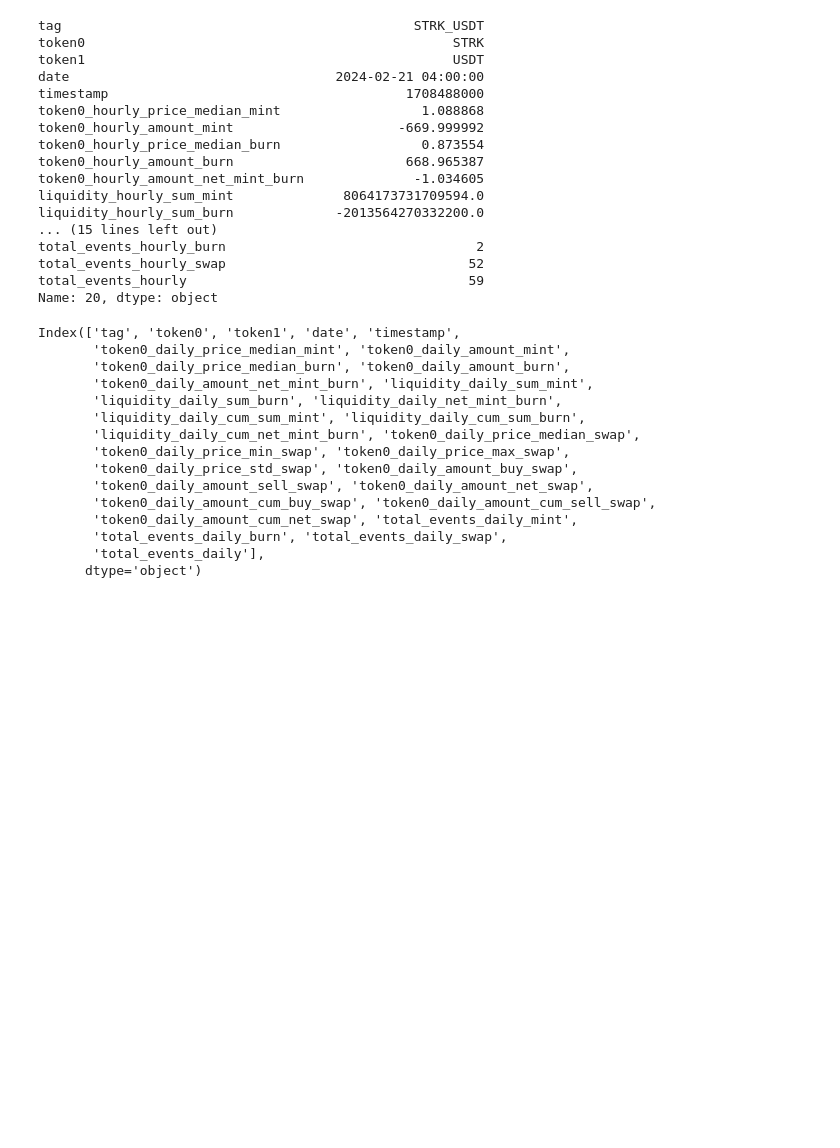
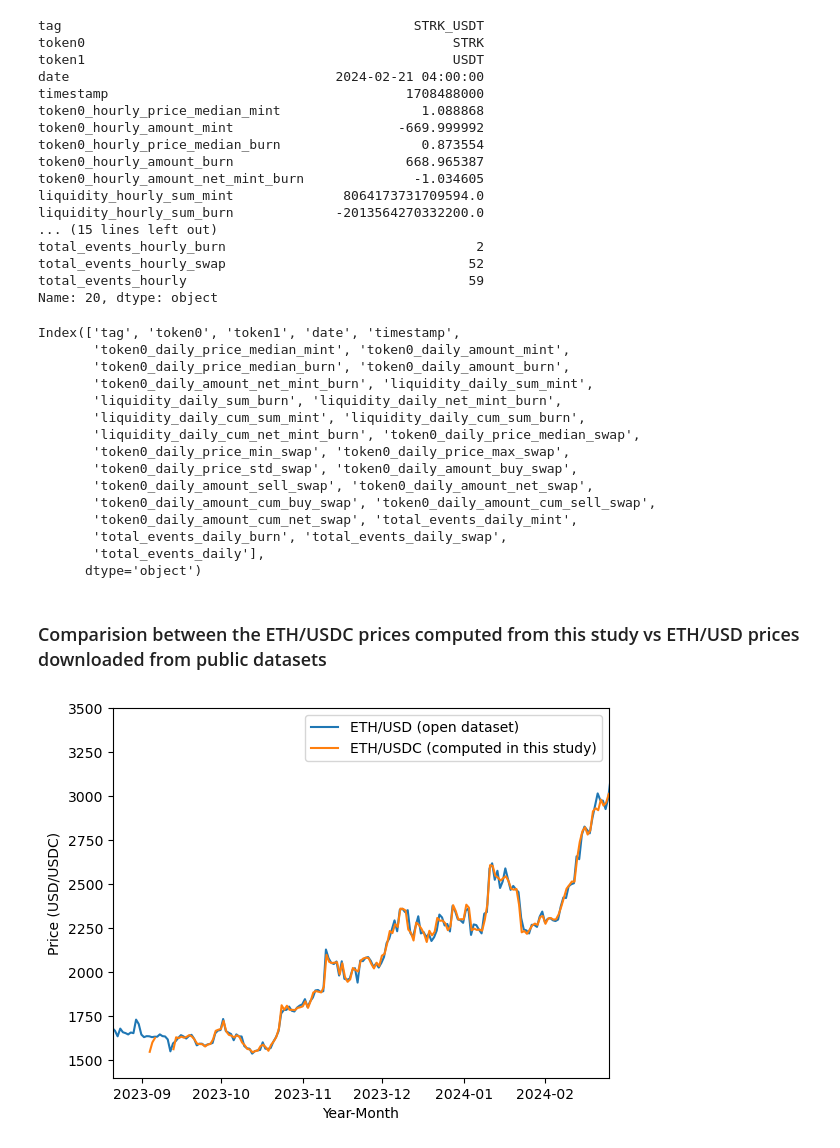
Before and after one commit to rkevinchao/blockchain-data-analysis, a Jupyter notebook: 01b_compute_aggregations_table.ipynb, the cells around one changed output. Saved outputs shown, nothing was run; the diff lists cells and outputs as text; code cells hidden in the pictures; blank space fills up the shorter version.

Commit message:
updated figure

```diff
--- a/01b_compute_aggregations_table.ipynb
+++ b/01b_compute_aggregations_table.ipynb
@@ -433,3 +433,42 @@ Index(['tag', 'token0', 'token1', 'date', 'timestamp',
        'total_events_daily_burn', 'total_events_daily_swap',
        'total_events_daily'],
       dtype='object')
+# %% [markdown]
+### Comparision between the ETH/USDC prices computed from this study vs ETH/USD prices downloaded from public datasets
+# %%
+import pycoingecko
+import datetime
+
+# Download ETH Data
+coinGecko = pycoingecko.CoinGeckoAPI()  # Initialize CoinGecko API client
+eth_data = coinGecko.get_coin_market_chart_by_id('ethereum', 'usd', '365days')  # Get historical price data for ETH
+# keys: 'prices', 'market_caps', 'total_volumes'
+_dates = [data[0] for data in eth_data['prices']]
+dates = [ datetime.datetime.fromtimestamp(date/1000) for date in _dates ] # convert unix timestamp to datetime
+prices = [data[1] for data in eth_data['prices']]
+# # Plot the data
+# plt.plot(dates, prices)
+# %%
+# Load daily aggregatrions file:
+df = pd.read_csv('df_agg_daily_ETH_USDC.csv')
+
+# Get df for ETH/USDC, USDC/USDT, STRK/USDC, STRK/ETH
+df_ETH_USDC  = df[df['tag']=='ETH_USDC']
+df_USDC_USDT = df[df['tag']=='USDC_USDT']
+df_STRK_USDC = df[df['tag']=='STRK_USDC']
+df_STRK_ETH  = df[df['tag']=='STRK_ETH']
+# %%
+dfn = df_ETH_USDC
+dfn['date'] = pd.to_datetime(df['date'])
+
+plt.plot(dates, prices, label='ETH/USD (open dataset)')
+plt.plot(dfn['date'], dfn['token0_daily_price_median_swap'], label='ETH/USDC (computed in this study)')
+plt.xlim(dfn['date'].iloc[0], dfn['date'].iloc[-1])
+plt.ylim(1400, 3500)
+plt.ylabel('Price (USD/USDC)')
+plt.xlabel('Year-Month')
+plt.legend()
+
+plt.savefig('images/fig_01b_01_ETH_price_comparison.png', dpi=150)
+# %% [output]
+[figure, added]
```
Also changed, not shown: 2 other files.
